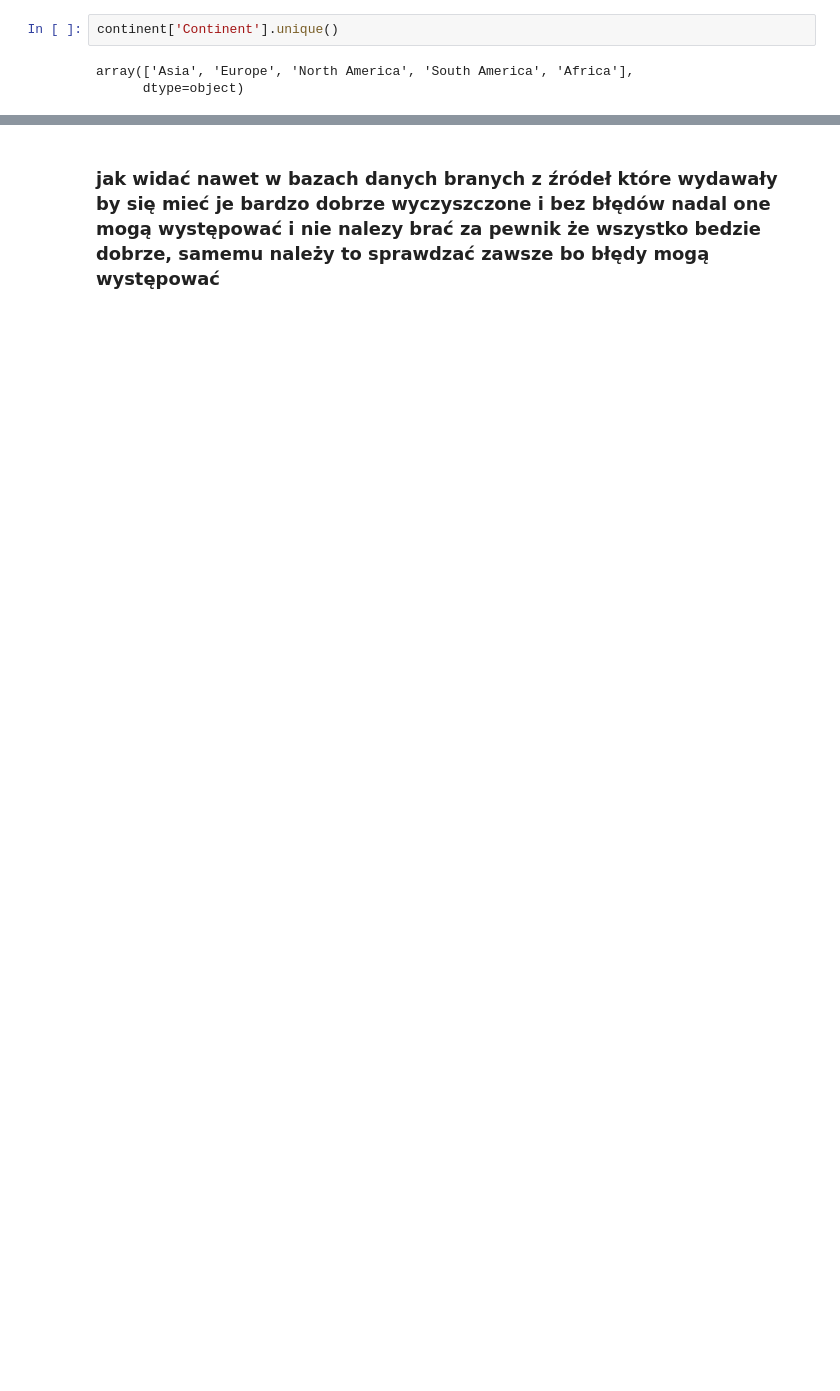
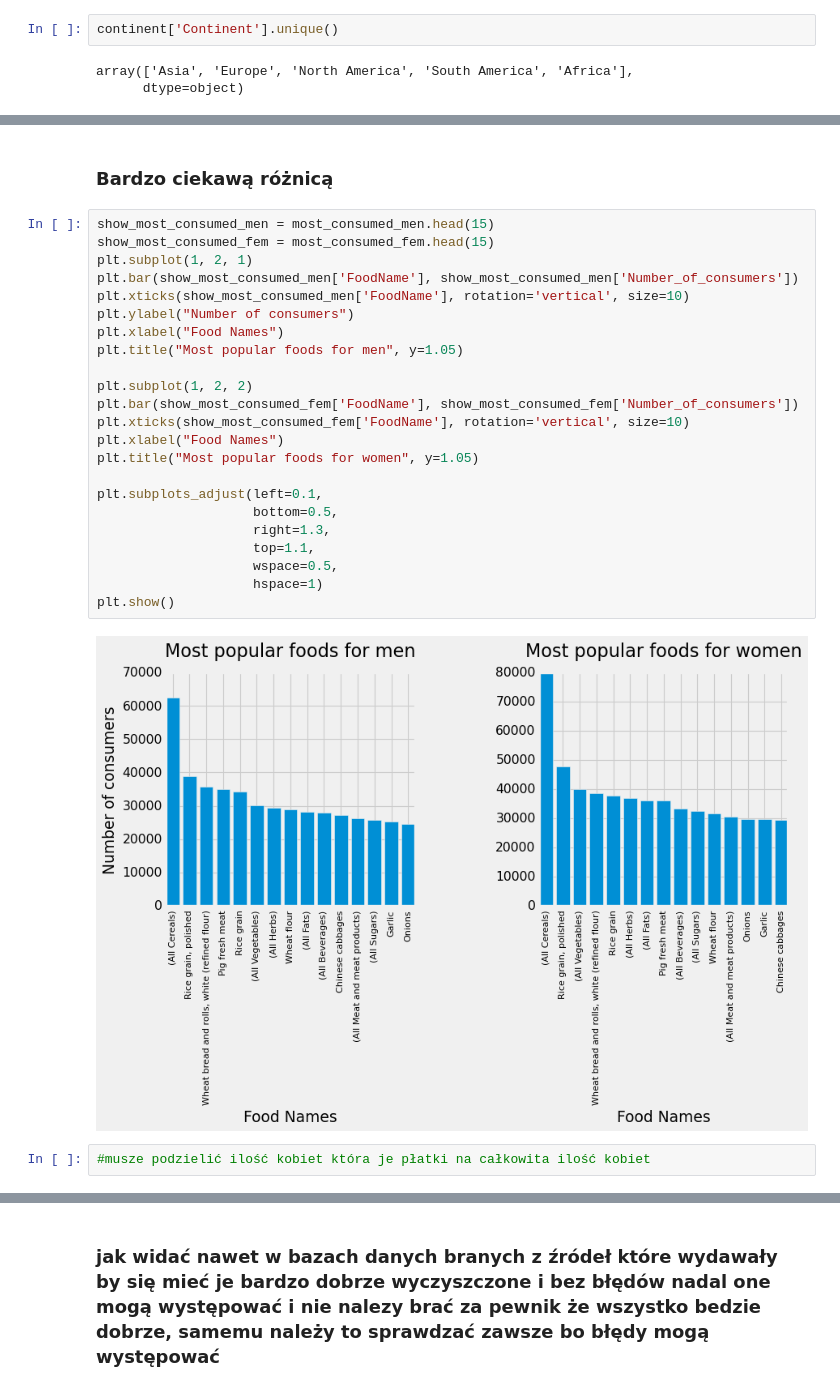
Before and after one commit to lukacjo/food_consumption, a Jupyter notebook: food_consumption.ipynb, the cells around one changed output, grey strips where cells are left out. Cells and saved outputs as stored; diff of their text form; blank space fills up the shorter version.

```diff
--- a/food_consumption.ipynb
+++ b/food_consumption.ipynb
@@ -620,0 +714,29 @@ food_temp.head(20)
+# %% [markdown]
+### Bardzo ciekawą różnicą
+# %%
+show_most_consumed_men = most_consumed_men.head(15)
+show_most_consumed_fem = most_consumed_fem.head(15)
+plt.subplot(1, 2, 1)
+plt.bar(show_most_consumed_men['FoodName'], show_most_consumed_men['Number_of_consumers'])
+plt.xticks(show_most_consumed_men['FoodName'], rotation='vertical', size=10)
+plt.ylabel("Number of consumers")
+plt.xlabel("Food Names")
+plt.title("Most popular foods for men", y=1.05)
+
+plt.subplot(1, 2, 2)
+plt.bar(show_most_consumed_fem['FoodName'], show_most_consumed_fem['Number_of_consumers'])
+plt.xticks(show_most_consumed_fem['FoodName'], rotation='vertical', size=10)
+plt.xlabel("Food Names")
+plt.title("Most popular foods for women", y=1.05)
+
+plt.subplots_adjust(left=0.1,
+                    bottom=0.5,
+                    right=1.3,
+                    top=1.1,
+                    wspace=0.5,
+                    hspace=1)
+plt.show()
+# %% [output]
+[figure, added]
+# %%
+#musze podzielić ilość kobiet która je płatki na całkowita ilość kobiet
```
Also changed, not shown: parts of 38 cells of this notebook.
